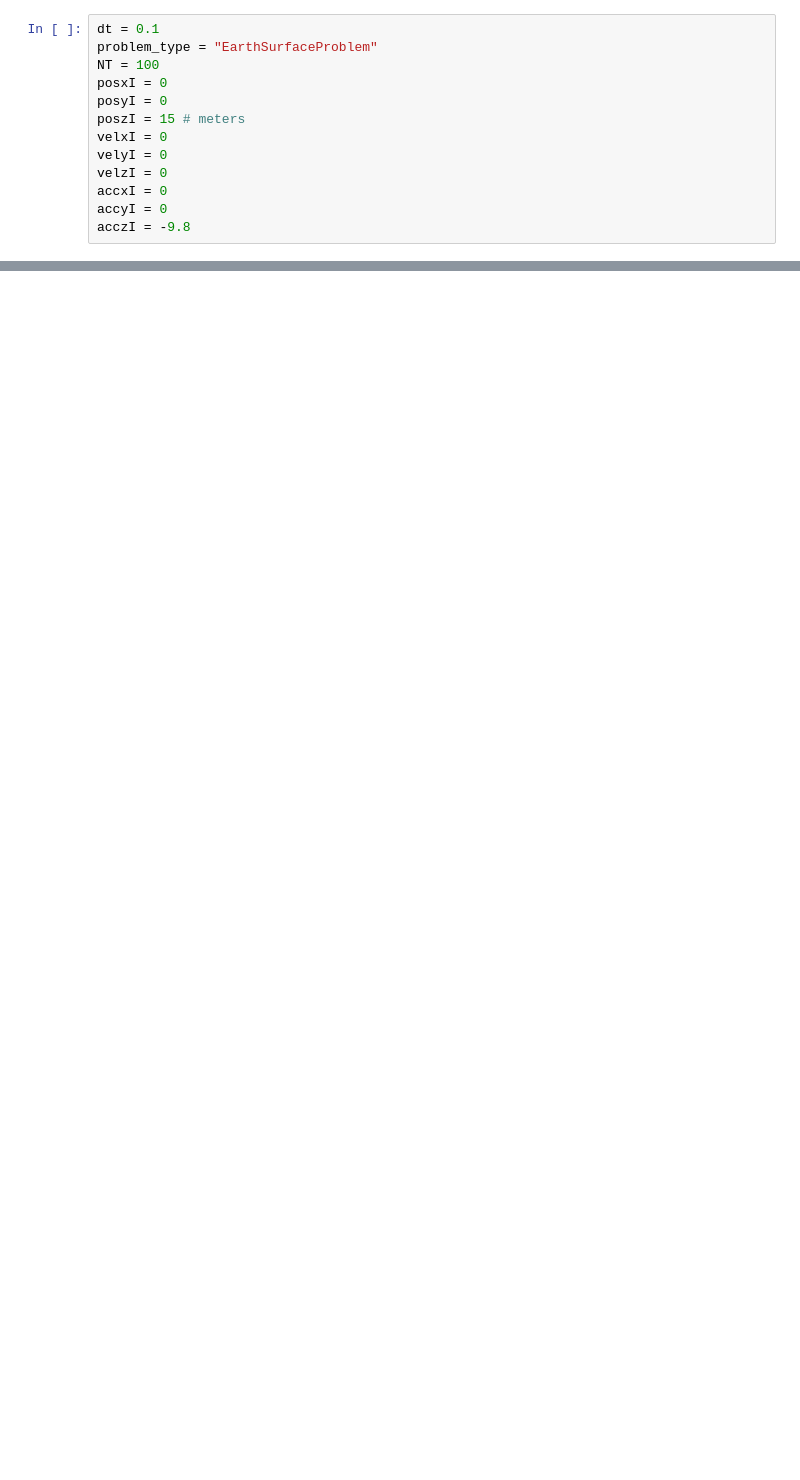
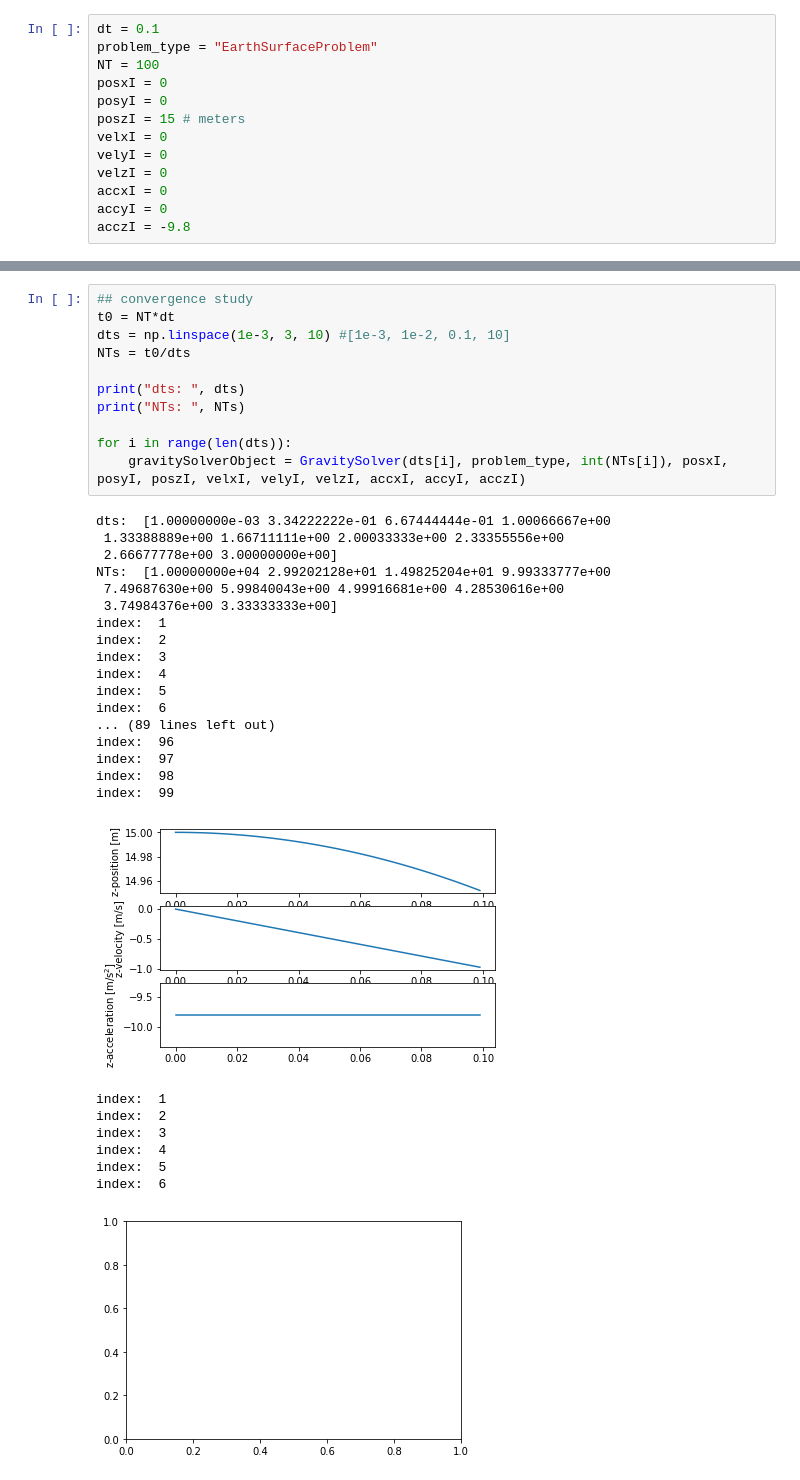
Before and after one commit to ryanjsfx2424/MyFirstRepository, a Jupyter notebook: dropped_ball_v2.ipynb, the cells around one changed output, grey strips where cells are left out. Drawn from its saved outputs; the diff is of its cells as text; blank space fills up the shorter version.

Commit message:
updated dropped ball notebook to loop over dts / NTs for a convergence study, and we'll actually save results next time

```diff
--- a/dropped_ball_v2.ipynb
+++ b/dropped_ball_v2.ipynb
@@ -179,2 +197,39 @@ self.posz:  [15.    14.951  0.     0.     0.     0.     0.     0.     0.     0.
 [figure]
 [figure]
+# %%
+## convergence study
+t0 = NT*dt
+dts = np.linspace(1e-3, 3, 10) #[1e-3, 1e-2, 0.1, 10]
+NTs = t0/dts
+
+print("dts: ", dts)
+print("NTs: ", NTs)
+
+for i in range(len(dts)):
+    gravitySolverObject = GravitySolver(dts[i], problem_type, int(NTs[i]), posxI, posyI, poszI, velxI, velyI, velzI, accxI, accyI, acczI)
+# %% [output]
+dts:  [1.00000000e-03 3.34222222e-01 6.67444444e-01 1.00066667e+00
+ 1.33388889e+00 1.66711111e+00 2.00033333e+00 2.33355556e+00
+ 2.66677778e+00 3.00000000e+00]
+NTs:  [1.00000000e+04 2.99202128e+01 1.49825204e+01 9.99333777e+00
+ 7.49687630e+00 5.99840043e+00 4.99916681e+00 4.28530616e+00
+ 3.74984376e+00 3.33333333e+00]
+index:  1
+index:  2
+index:  3
+index:  4
+index:  5
+index:  6
+... (89 lines left out)
+index:  96
+index:  97
+index:  98
+index:  99
+[figure, added]
+index:  1
+index:  2
+index:  3
+index:  4
+index:  5
+index:  6
+[figure, added]
```
Also changed, not shown: parts of 3 cells of this notebook.
